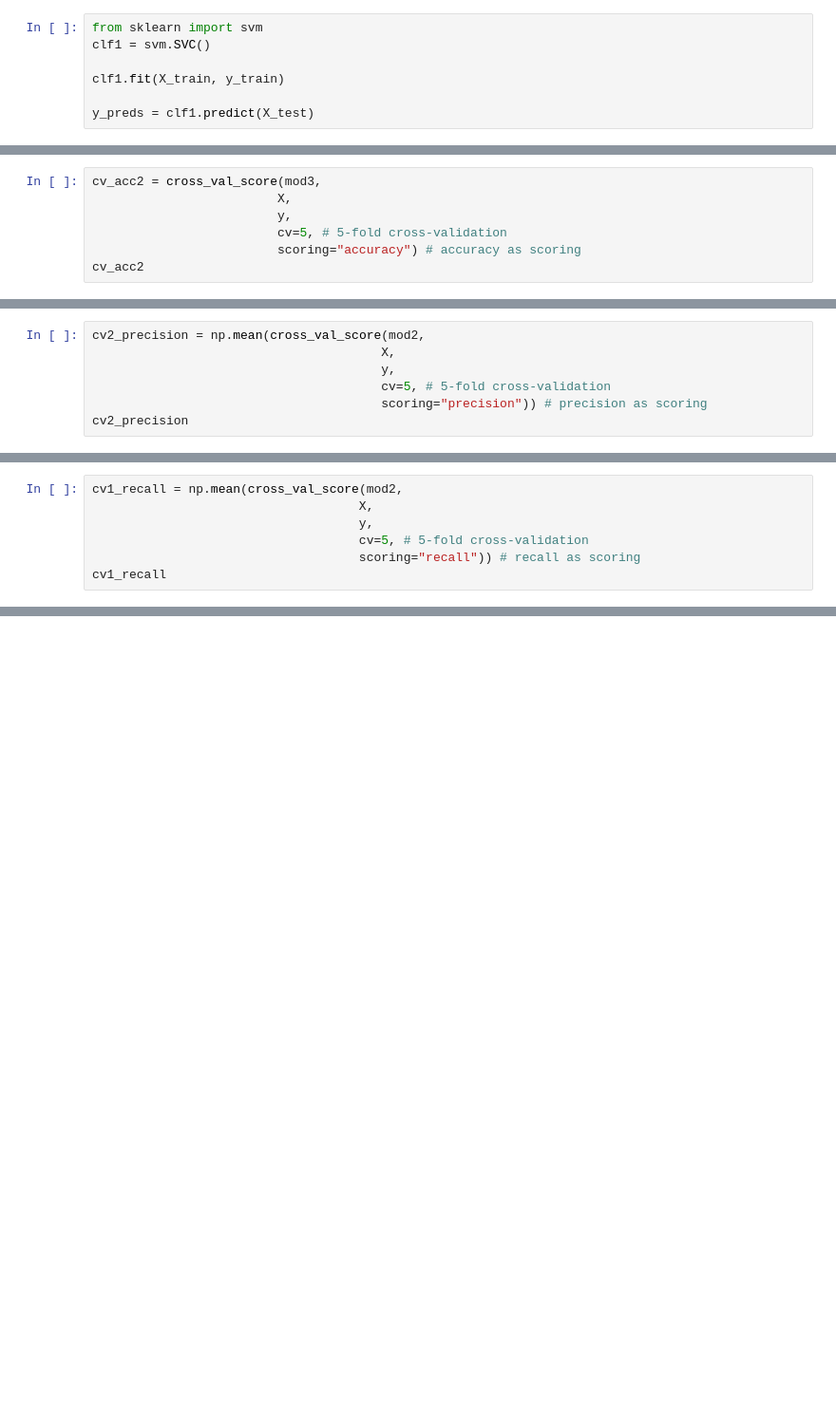
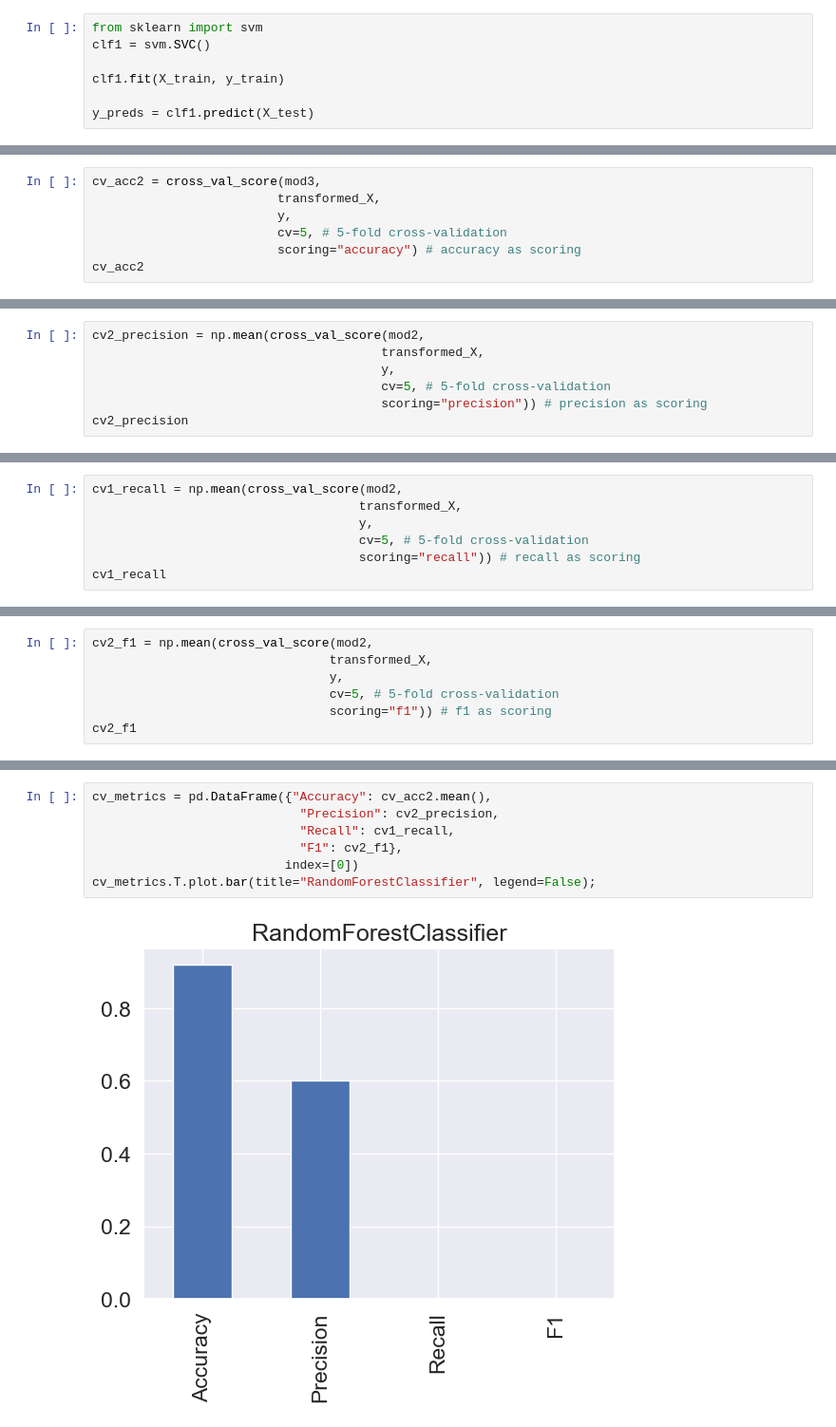
Before and after one commit to Rakkshith14/CreditCard-Fraud-Detection, a Jupyter notebook: creditcard-fraud-detector.ipynb, the cells around one changed output, grey strips where cells are left out. Shown at 95% size. Cells and saved outputs as stored; diff of their text form; blank space fills up the shorter version.

```diff
--- a/creditcard-fraud-detector.ipynb
+++ b/creditcard-fraud-detector.ipynb
@@ -767,6 +835,6 @@ cv1_acc
 # %%
 cv_acc2 = cross_val_score(mod3,
-                         X,
+                         transformed_X,
                          y,
                          cv=5, # 5-fold cross-validation
                          scoring="accuracy") # accuracy as scoring
@@ -781,6 +870,6 @@ cv1_precision
 # %%
 cv2_precision = np.mean(cross_val_score(mod2,
-                                       X,
+                                       transformed_X,
                                        y,
                                        cv=5, # 5-fold cross-validation
                                        scoring="precision")) # precision as scoring
@@ -802,6 +914,6 @@ cv_recall
 # %%
 cv1_recall = np.mean(cross_val_score(mod2,
-                                    X,
+                                    transformed_X,
                                     y,
                                     cv=5, # 5-fold cross-validation
                                     scoring="recall")) # recall as scoring
@@ -829,0 +967,7 @@ cv_metrics.T.plot.bar(title="Cross-Validated Metrics", legend=False);
+# %%
+cv2_f1 = np.mean(cross_val_score(mod2,
+                                transformed_X,
+                                y,
+                                cv=5, # 5-fold cross-validation
+                                scoring="f1")) # f1 as scoring
+cv2_f1
@@ -829,0 +985,9 @@ cv_metrics.T.plot.bar(title="Cross-Validated Metrics", legend=False);
+# %%
+cv_metrics = pd.DataFrame({"Accuracy": cv_acc2.mean(),
+                            "Precision": cv2_precision,
+                            "Recall": cv1_recall,
+                            "F1": cv2_f1},
+                          index=[0])
+cv_metrics.T.plot.bar(title="RandomForestClassifier", legend=False);
+# %% [output]
+[figure, added]
```
Also changed, not shown: parts of 29 cells of this notebook.
